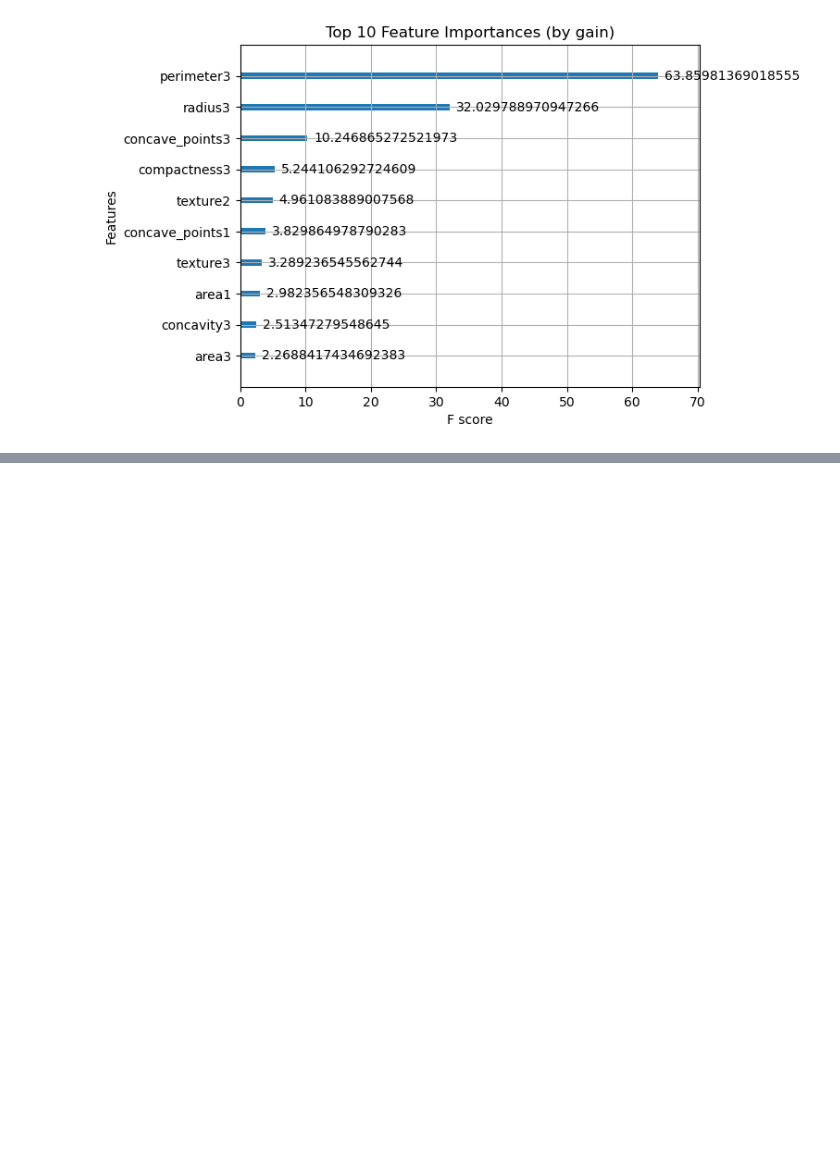
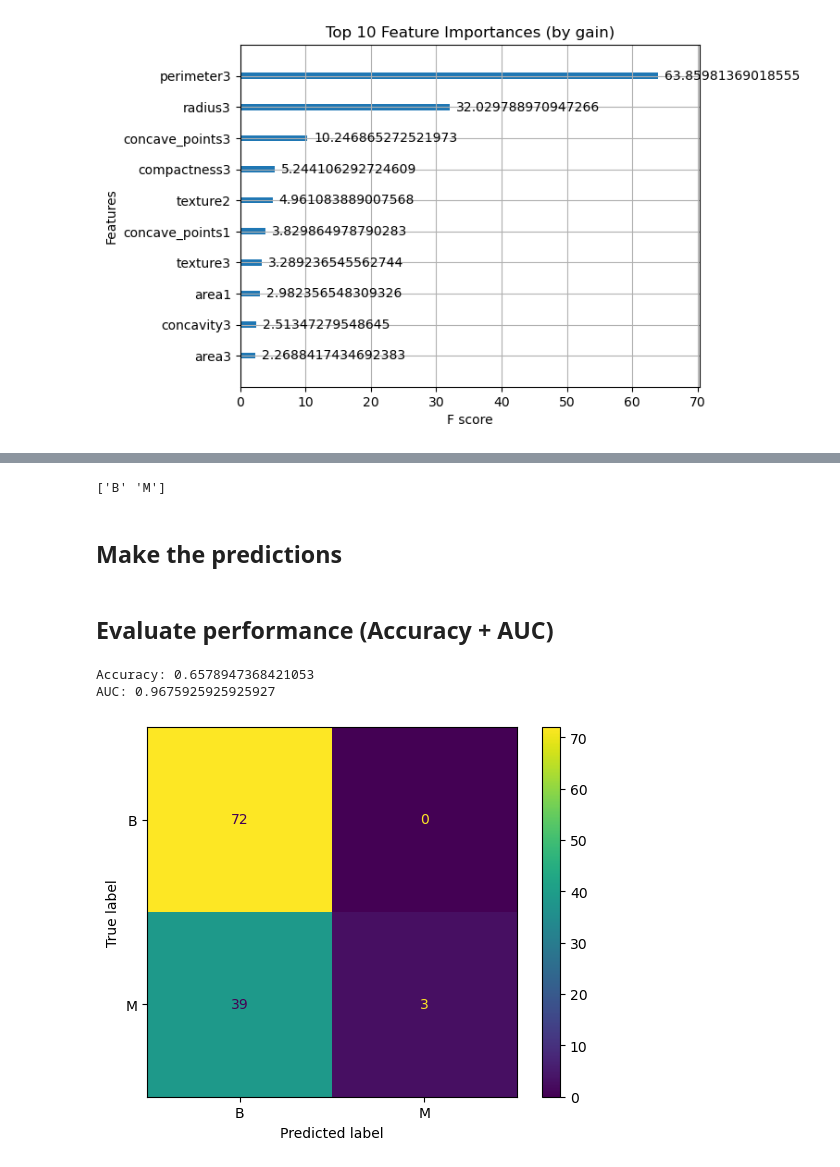
Before and after one commit to hamdahass/DATA5100-group-project, a Jupyter notebook: code/breast_cancer.ipynb, the cells around one changed output, grey strips where cells are left out. Cells and saved outputs as stored; diff of their text form; code cells hidden in the pictures; blank space fills up the shorter version.

Commit message:
added single model input

```diff
--- a/code/breast_cancer.ipynb
+++ b/code/breast_cancer.ipynb
@@ -641,0 +640,15 @@ plt.show()
+# %%
+from sklearn.model_selection import train_test_split
+
+# Predictor
+X = df[['concave_points1']]
+
+y = df['diagnosis']
+
+# Train-test split
+X_train, X_test, y_train, y_test = train_test_split(
+    X, y,
+    test_size=0.2,
+    random_state=42,
+    stratify=y
+)
@@ -641,0 +657,5 @@ plt.show()
+# %%
+from sklearn.linear_model import LogisticRegression
+
+model = LogisticRegression()
+model.fit(X_train, y_train)
@@ -641,0 +666,32 @@ plt.show()
+# %%
+print(model.classes_)
+# %% [output]
+['B' 'M']
+# %% [markdown]
+## Make the predictions
+# %%
+y_pred = model.predict(X_test)
+y_prob = model.predict_proba(X_test)
+# %% [markdown]
+## Evaluate performance (Accuracy + AUC)
+# %%
+from sklearn.metrics import accuracy_score, roc_auc_score
+
+print("Accuracy:", accuracy_score(y_test, y_pred))
+
+y_test_num = (y_test == 'M').astype(int)
+
+print("AUC:", roc_auc_score(y_test_num, y_prob[:,1]))
+# %% [output]
+Accuracy: 0.6578947368421053
+AUC: 0.9675925925925927
+# %%
+from sklearn.metrics import ConfusionMatrixDisplay, confusion_matrix
+import matplotlib.pyplot as plt
+
+cm = confusion_matrix(y_test, y_pred, labels=model.classes_)
+disp = ConfusionMatrixDisplay(confusion_matrix=cm, display_labels=model.classes_)
+disp.plot()
+plt.show()
+# %% [output]
+[figure, added]
```
Also changed, not shown: parts of 12 cells of this notebook.
